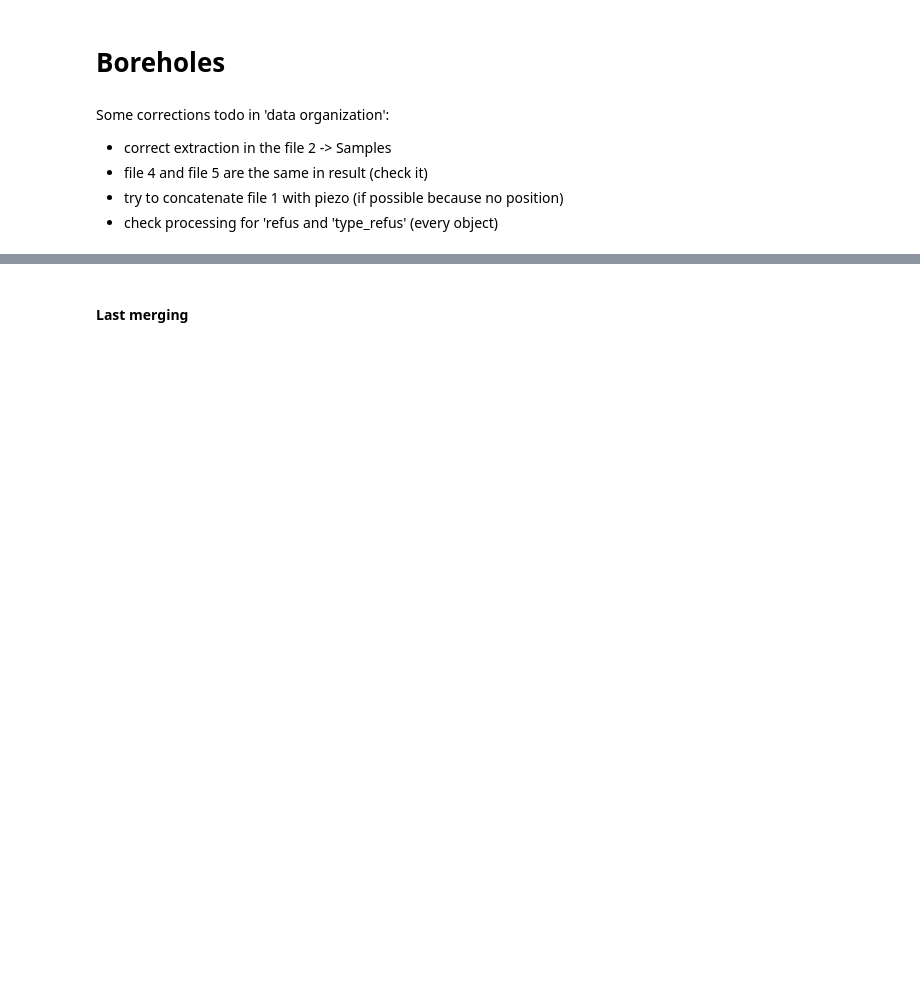
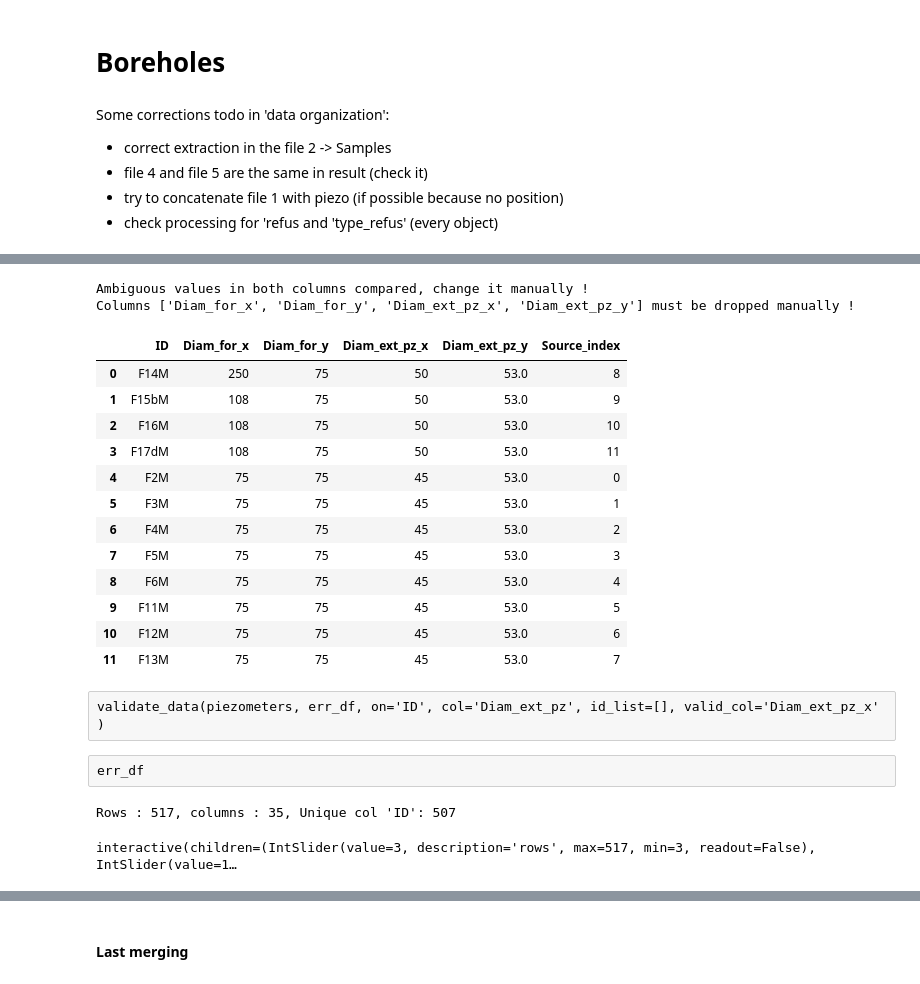
Before and after one commit to kaufmanno/GSDMA, a Jupyter notebook: playground/TFE_test/Data_gathering.ipynb, the cells around one changed output, grey strips where cells are left out. Saved outputs shown, nothing was run; the diff lists cells and outputs as text; code cells hidden in the pictures; blank space fills up the shorter version.

Commit message:
progress with data gathering in data_gathering.ipynb

```diff
--- a/playground/TFE_test/Data_gathering.ipynb
+++ b/playground/TFE_test/Data_gathering.ipynb
@@ -169,0 +86,17 @@ def check_col(data):
+# %%
+def create_df(file1, file2): # find another name for this function
+    """
+    create dataframes from files and test if they contain position informations
+    """
+
+    df1 = pd.read_csv(file1, delimiter=',')
+    df2 = pd.read_csv(file2, delimiter=',')
+
+    print(f"df1 : {file1.replace(work_dir,'')} \ndf2 : {file2.replace(work_dir,'')}\n")
+
+    if 'X' in list(df1.columns): print('df1 - Position data')
+    else: print('df1 - No position data')
+    if 'X' in list(df2.columns): print('df2 - Position data')
+    else: print('df2 - No position data')
+
+    return df1, df2
@@ -278,0 +646,6 @@ Rows : 839, columns : 13, Unique on 'ID': 185
+# %%
+file1= files_dict[key][12]
+file2= files_dict[key][13]
+
+df1, df2 = create_df(file1, file2)
+gdf_viewer(df1, rows=3, un_val='ID', view=t), gdf_viewer(df2, rows=3, un_val='ID', view=t)
@@ -278,0 +663,26 @@ Rows : 839, columns : 13, Unique on 'ID': 185
+# %%
+mdf, err_df=gdf_merger(df1, df2, how=how[1], col='ID', dist_max=2, col_non_na=1)
+check_col(mdf)
+# %% [output]
+Ambiguous values in both columns compared, change it manually !
+Columns ['Diam_for_x', 'Diam_for_y', 'Diam_ext_pz_x', 'Diam_ext_pz_y'] must be dropped manually !
+# %%
+err_df
+# %% [output]
+|  | ID | Diam_for_x | Diam_for_y | Diam_ext_pz_x | Diam_ext_pz_y | Source_index |
+| 0 | F14M | 250 | 75 | 50 | 53.0 | 8 |
+| 1 | F15bM | 108 | 75 | 50 | 53.0 | 9 |
+| 2 | F16M | 108 | 75 | 50 | 53.0 | 10 |
+| 3 | F17dM | 108 | 75 | 50 | 53.0 | 11 |
+| 4 | F2M | 75 | 75 | 45 | 53.0 | 0 |
+| 5 | F3M | 75 | 75 | 45 | 53.0 | 1 |
+| 6 | F4M | 75 | 75 | 45 | 53.0 | 2 |
+| 7 | F5M | 75 | 75 | 45 | 53.0 | 3 |
+| 8 | F6M | 75 | 75 | 45 | 53.0 | 4 |
+| 9 | F11M | 75 | 75 | 45 | 53.0 | 5 |
+| 10 | F12M | 75 | 75 | 45 | 53.0 | 6 |
+| 11 | F13M | 75 | 75 | 45 | 53.0 | 7 |
+# %% [raw]
+validate_data(piezometers, err_df, on='ID', col='Diam_ext_pz', id_list=[], valid_col='Diam_ext_pz_x' )
+# %% [raw]
+err_df
@@ -278,0 +692,5 @@ Rows : 839, columns : 13, Unique on 'ID': 185
+# %%
+gdf_viewer(piezometers, rows=3, cols=13, un_val='ID', view=t)
+# %% [output]
+Rows : 517, columns : 35, Unique col 'ID': 507
+interactive(children=(IntSlider(value=3, description='rows', max=517, min=3, readout=False), IntSlider(value=1…
```
Also changed, not shown: parts of 253 cells of this notebook, 9 other files.
